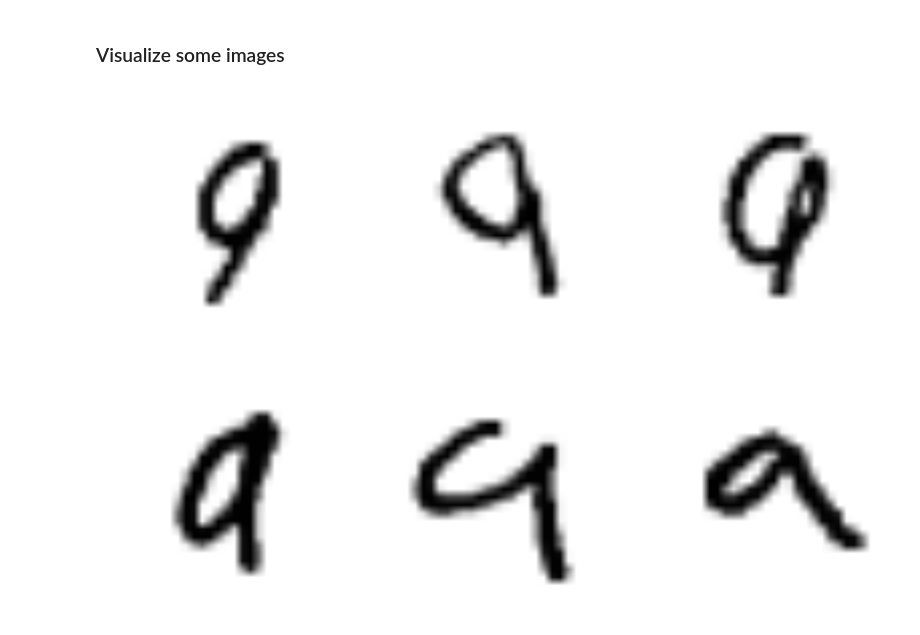
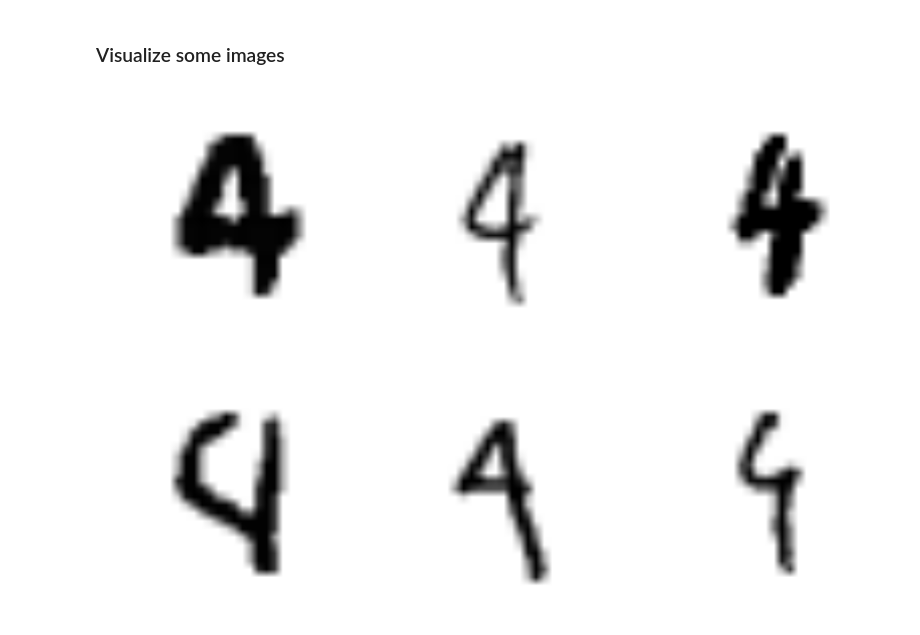
Before and after one commit to devGhiles/mnist-digit-recognition, a Jupyter notebook: training_and_errors_analysis.ipynb, the cells around one changed output. Drawn from its saved outputs; the diff is of its cells as text; code cells hidden in the pictures.

```diff
--- a/training_and_errors_analysis.ipynb
+++ b/training_and_errors_analysis.ipynb
@@ -142,9 +142,9 @@ def visualize_errors(true_label, predicted_label, n_images=1):
 
     return None
 # %%
-true_label = 9
-predicted_label = 4
+true_label = 4
+predicted_label = 9
 n_images=6
 visualize_errors(true_label=true_label, predicted_label=predicted_label, n_images=n_images)
 # %% [output]
-[figure, old version]
+[figure, new version]
```
Also changed, not shown: parts of 7 cells of this notebook.
